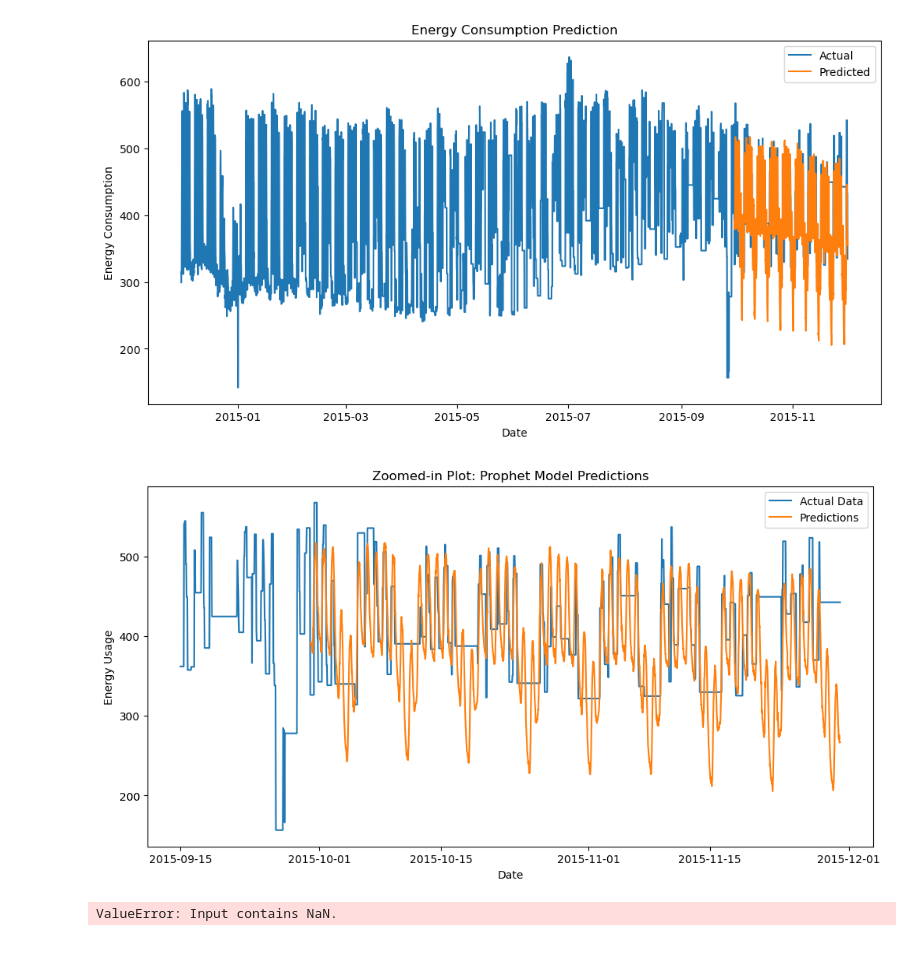
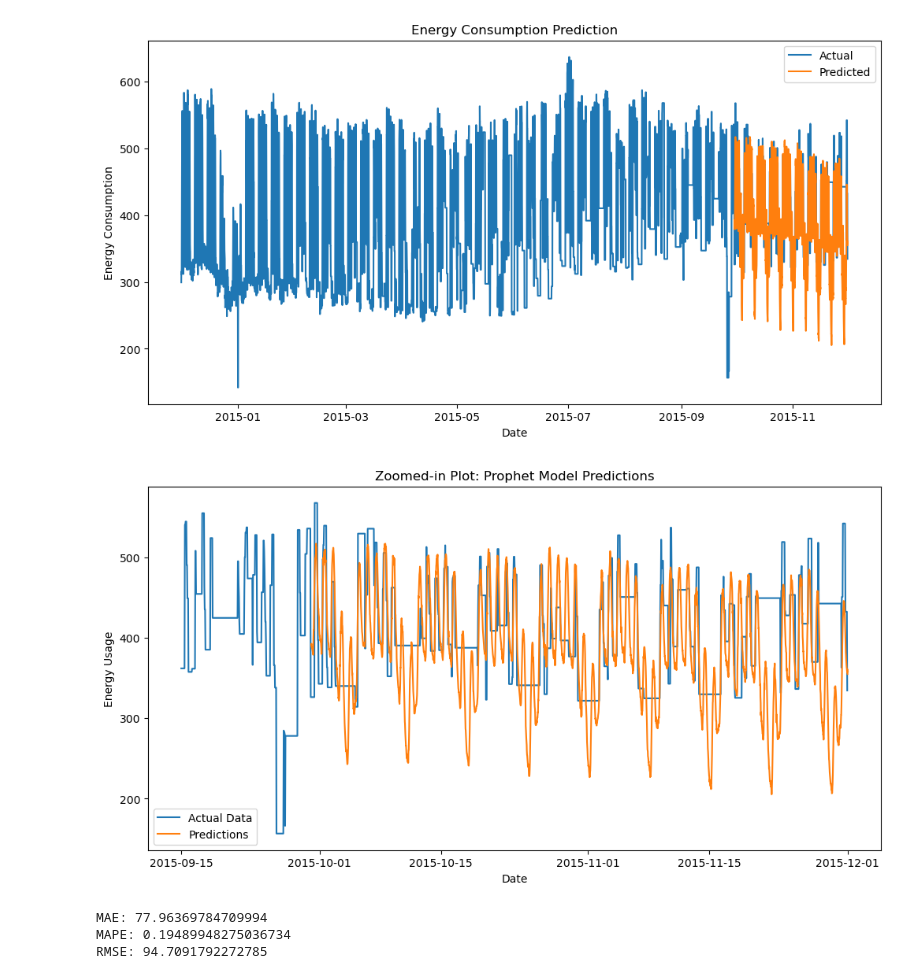
Before and after one commit to climaco-sarmiento/my-phd-project, a Jupyter notebook: model-studies/PROPHET5.ipynb, the cells around one changed output. Saved outputs shown, nothing was run; the diff lists cells and outputs as text; code cells hidden in the pictures; blank space fills up the shorter version.

Commit message:
updated plot and evaluation metrics

```diff
--- a/model-studies/PROPHET5.ipynb
+++ b/model-studies/PROPHET5.ipynb
@@ -142,29 +131,34 @@ plt.show()
 # %%
 # Plot zoomed-in version
 zoom_start_date = pd.to_datetime('2015-09-15')
-zoom_end_date = pd.to_datetime('2015-11-30')
+zoom_end_date = pd.to_datetime('2015-12-10')
 zoomed_data = newData[(newData.index >= zoom_start_date) & (newData.index <= zoom_end_date)]
 zoomed_predictions = test_predictions[(test_predictions["ds"] >= zoom_start_date) & (test_predictions["ds"] <= zoom_end_date)]
 
 plt.figure(figsize=(12, 6))
 plt.plot(zoomed_data.index, zoomed_data["Office_Garman"], label='Actual Data')
 plt.plot(zoomed_predictions["ds"], zoomed_predictions["yhat"], label='Predictions')
 plt.xlabel('Date')
 plt.ylabel('Energy Usage')
 plt.title('Zoomed-in Plot: Prophet Model Predictions')
 plt.legend()
 plt.show()
 # %% [output]
-[figure, old version]
+[figure, new version]
 # %%
+# Remove rows with missing values
+test_clean = test.dropna(subset=["Office_Garman"])
+predicted_clean = predicted_values[:len(test_clean)]
+
 # Calculate evaluation metrics
-mae = mean_absolute_error(test["Office_Garman"], test_predictions["yhat"])
-mape = mean_absolute_percentage_error(test["Office_Garman"], test_predictions["yhat"])
-rmse = mean_squared_error(test["Office_Garman"], test_predictions["yhat"], squared=False)
+mae = mean_absolute_error(test_clean["Office_Garman"].values, predicted_clean)
+mape = mean_absolute_percentage_error(test_clean["Office_Garman"].values, predicted_clean)
+rmse = np.sqrt(mean_squared_error(test_clean["Office_Garman"].values, predicted_clean))
 
-# Print evaluation metrics
 print("MAE:", mae)
 print("MAPE:", mape)
 print("RMSE:", rmse)
 # %% [output]
-ValueError: Input contains NaN.
+MAE: 77.96369784709994
+MAPE: 0.19489948275036734
+RMSE: 94.7091792272785
```
Also changed, not shown: parts of 3 cells of this notebook.
